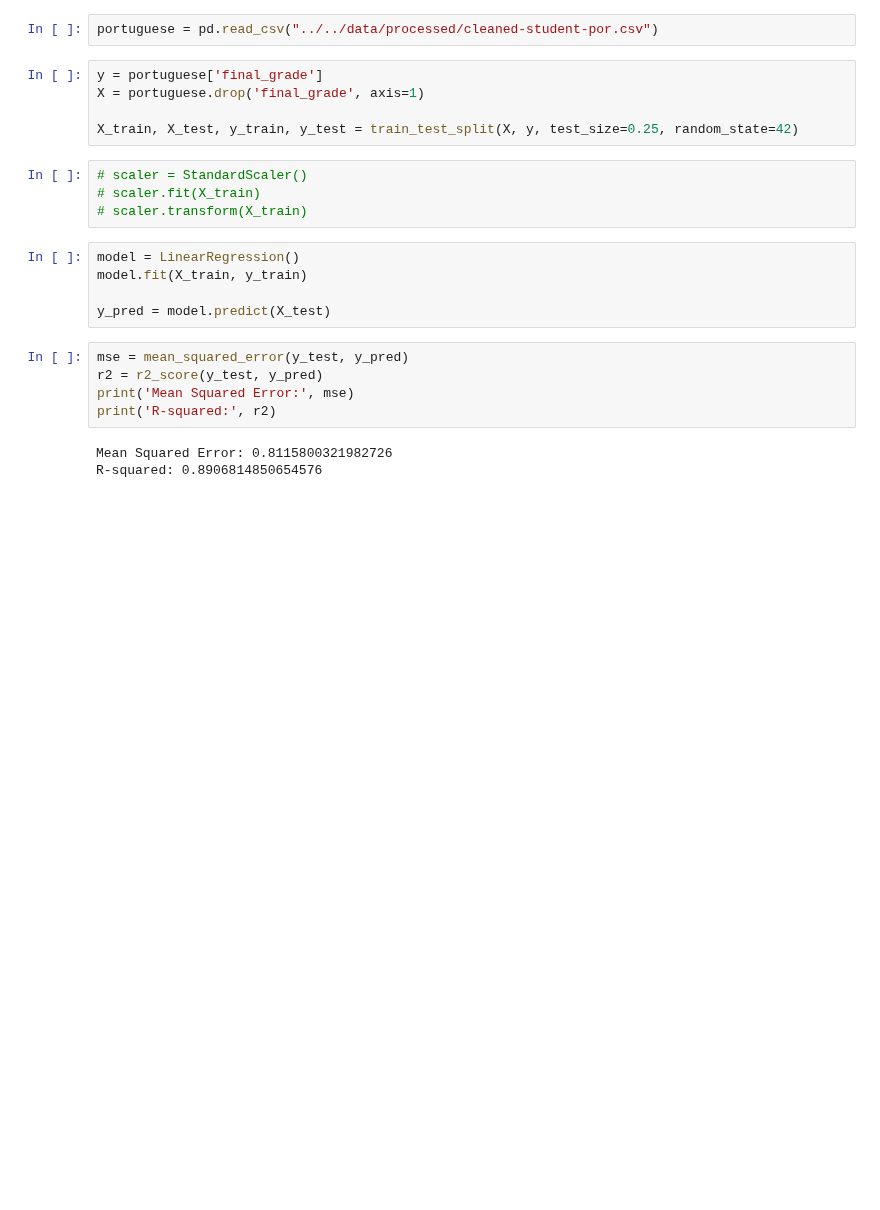
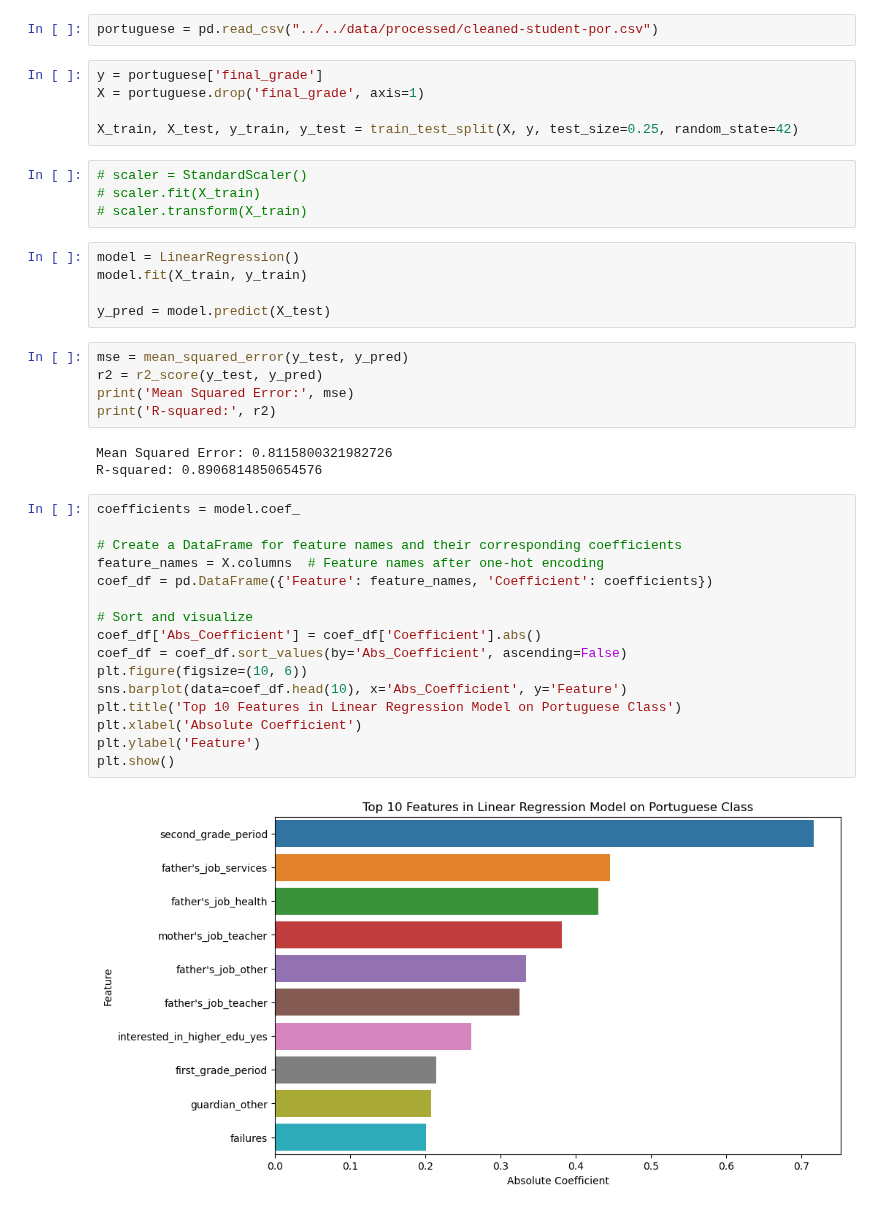
Before and after one commit to cshields164/end-of-phase1-project, a Jupyter notebook: code/model/linreg_por.ipynb, the cells around one changed output. Cells and saved outputs as stored; diff of their text form; blank space fills up the shorter version.

```diff
--- a/code/model/linreg_por.ipynb
+++ b/code/model/linreg_por.ipynb
@@ -35,3 +37,21 @@ print('R-squared:', r2)
 # %% [output]
 Mean Squared Error: 0.8115800321982726
 R-squared: 0.8906814850654576
+# %%
+coefficients = model.coef_
+
+# Create a DataFrame for feature names and their corresponding coefficients
+feature_names = X.columns  # Feature names after one-hot encoding
+coef_df = pd.DataFrame({'Feature': feature_names, 'Coefficient': coefficients})
+
+# Sort and visualize
+coef_df['Abs_Coefficient'] = coef_df['Coefficient'].abs()
+coef_df = coef_df.sort_values(by='Abs_Coefficient', ascending=False)
+plt.figure(figsize=(10, 6))
+sns.barplot(data=coef_df.head(10), x='Abs_Coefficient', y='Feature')
+plt.title('Top 10 Features in Linear Regression Model on Portuguese Class')
+plt.xlabel('Absolute Coefficient')
+plt.ylabel('Feature')
+plt.show()
+# %% [output]
+[figure, added]
```
Also changed, not shown: parts of 2 cells of this notebook, 6 other files.
